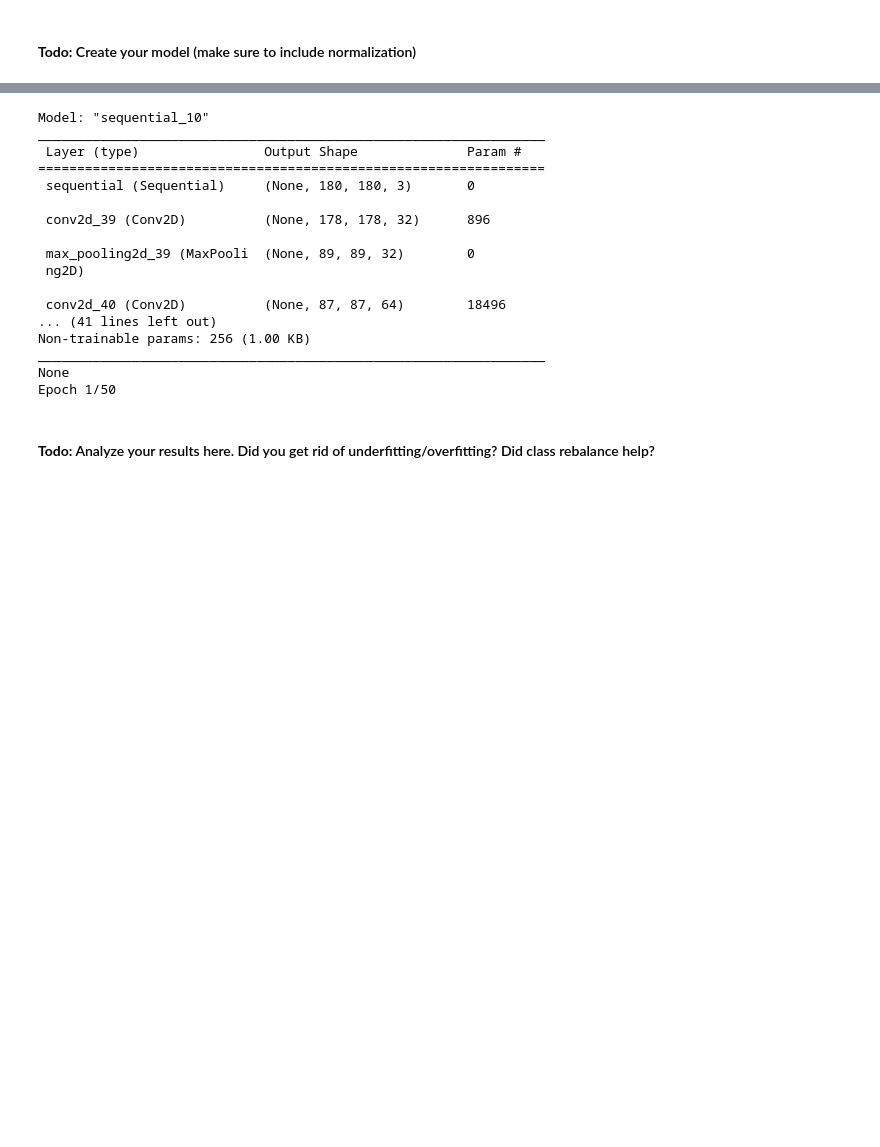
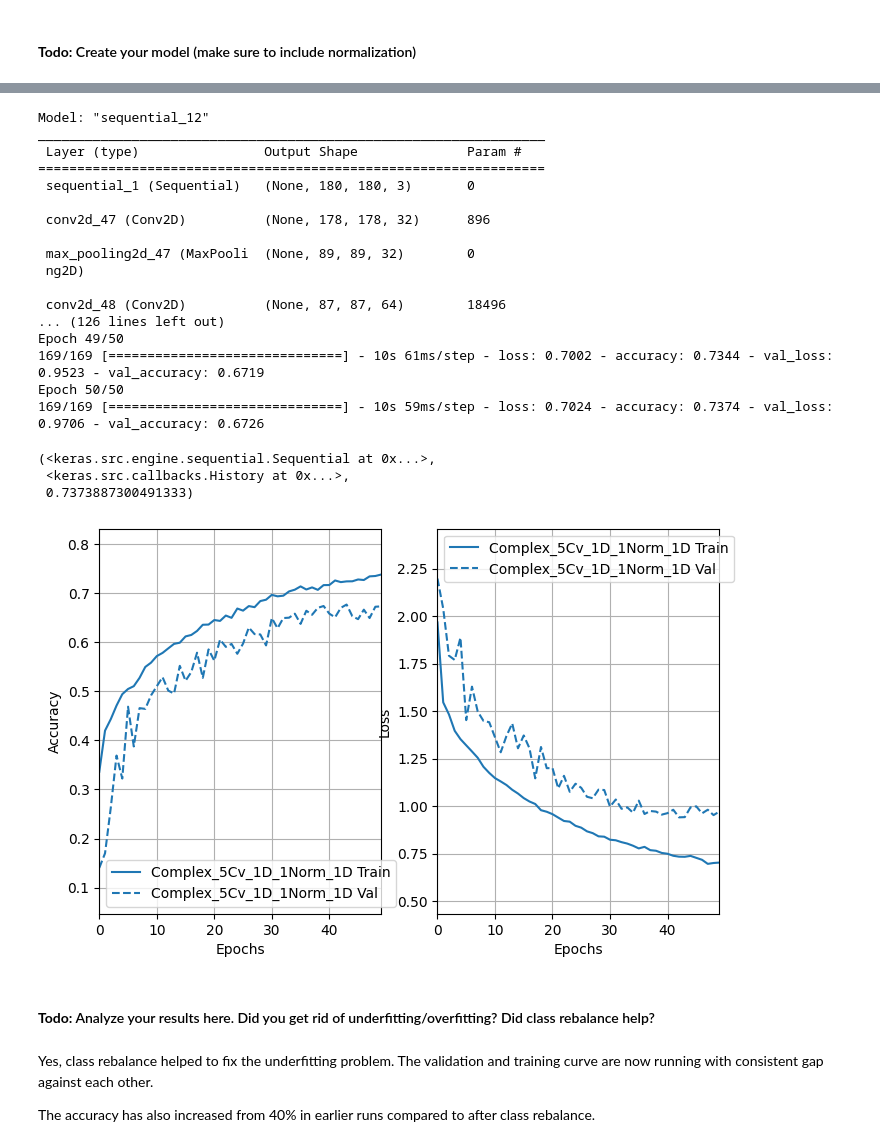
Before and after one commit to lindatey/melanoma_detector_with_cnn, a Jupyter notebook: lindatey_nn.ipynb, the cells around one changed output, grey strips where cells are left out. Cells and saved outputs as stored; diff of their text form; code cells hidden in the pictures; blank space fills up the shorter version.

```diff
--- a/lindatey_nn.ipynb
+++ b/lindatey_nn.ipynb
@@ -669,49 +701,50 @@ layer= [
 
     layers.Conv2D(64, 3, activation='relu'),
     layers.MaxPooling2D(),
     layers.Dropout(0.25),
 
     layers.Conv2D(128, 3, activation='relu'),
     layers.MaxPooling2D(),
     layers.Dropout(0.25),
 
-    layers.Conv2D(256, 3, activation='relu'),
-    layers.MaxPooling2D(),
-    layers.Dropout(0.25),
-
     layers.Dense(128),
     layers.BatchNormalization(),
 
-    layers.Conv2D(512, 3, activation='softmax'),
-    layers.MaxPooling2D(),
-    layers.Dropout(0.25),
     layers.Dense(128),
 
     layers.Flatten(),
     layers.Dense(len(class_names))
   ]
 build_observe(_layers=layer
               ,train_dataset = normalized_train_ds
               , val_dataset=normalized_val_ds
               ,_epochs=EPOCHS
               ,model_name='complex_5CV_1D_1NORM_1D')
 # %% [output]
-Model: "sequential_10"
+Model: "sequential_12"
 _________________________________________________________________
  Layer (type)                Output Shape              Param #
 =================================================================
- sequential (Sequential)     (None, 180, 180, 3)       0
+ sequential_1 (Sequential)   (None, 180, 180, 3)       0
 
- conv2d_39 (Conv2D)          (None, 178, 178, 32)      896
+ conv2d_47 (Conv2D)          (None, 178, 178, 32)      896
 
- max_pooling2d_39 (MaxPooli  (None, 89, 89, 32)        0
+ max_pooling2d_47 (MaxPooli  (None, 89, 89, 32)        0
  ng2D)
 
- conv2d_40 (Conv2D)          (None, 87, 87, 64)        18496
-... (41 lines left out)
-Non-trainable params: 256 (1.00 KB)
-_________________________________________________________________
-None
-Epoch 1/50
+ conv2d_48 (Conv2D)          (None, 87, 87, 64)        18496
+... (126 lines left out)
+Epoch 49/50
+169/169 [==============================] - 10s 61ms/step - loss: 0.7002 - accuracy: 0.7344 - val_loss: 0.9523 - val_accuracy: 0.6719
+Epoch 50/50
+169/169 [==============================] - 10s 59ms/step - loss: 0.7024 - accuracy: 0.7374 - val_loss: 0.9706 - val_accuracy: 0.6726
+(<keras.src.engine.sequential.Sequential at 0x...>,
+ <keras.src.callbacks.History at 0x...>,
+ 0.7373887300491333)
+[figure, added]
 # %% [markdown]
 #### **Todo:**  Analyze your results here. Did you get rid of underfitting/overfitting? Did class rebalance help?
+# %% [markdown]
+Yes, class rebalance helped to fix the underfitting problem. The validation and training curve are now running with consistent gap against each other.
+
+The accuracy has also increased from 40% in earlier runs compared to after class rebalance.
```
Also changed, not shown: parts of 20 cells of this notebook.
